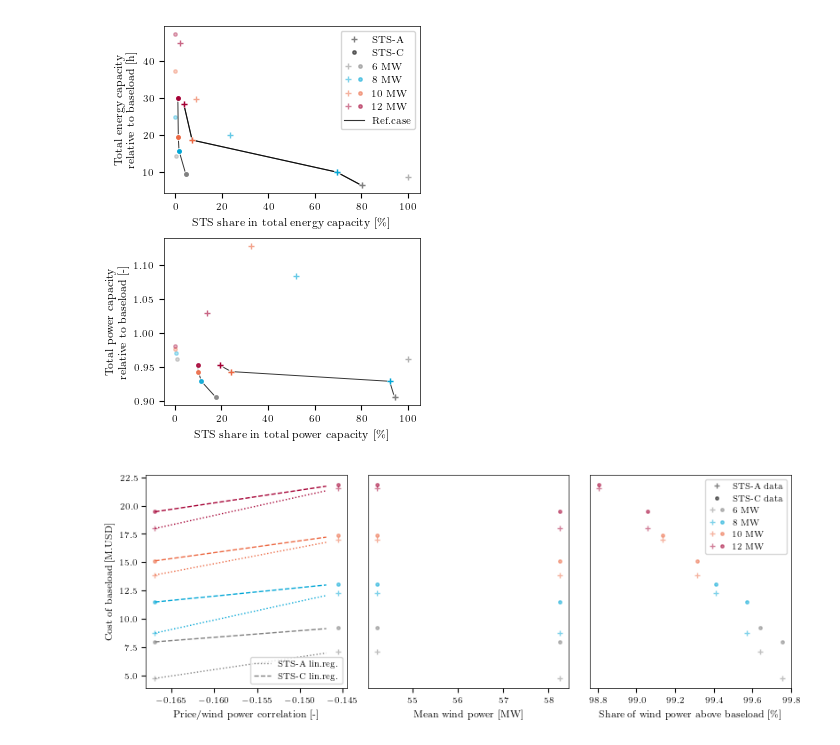
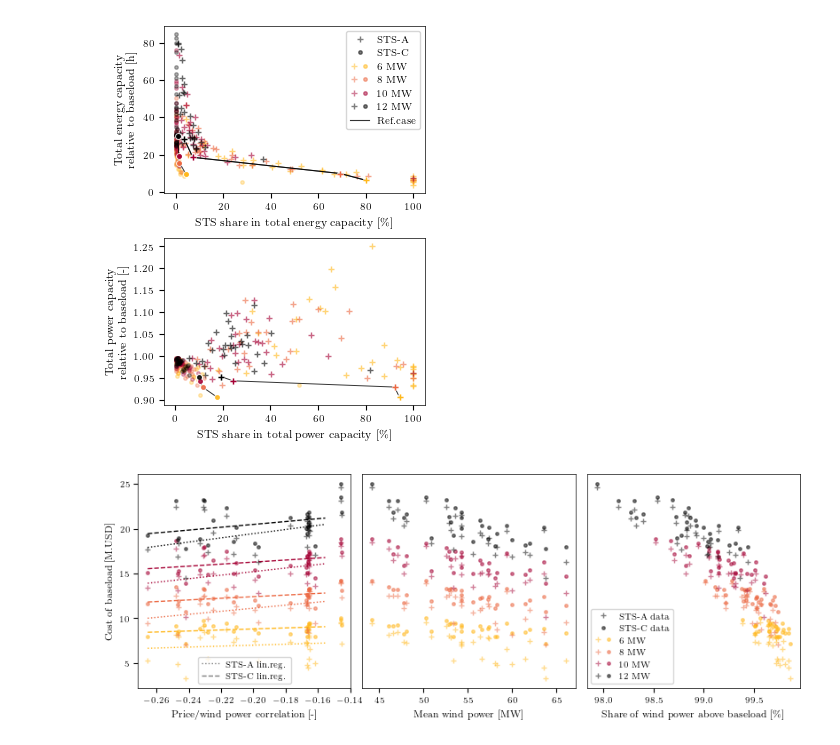
Before and after one commit to jennaiori/shipp, a Jupyter notebook: experiments/hyb24_bl_hpp/main.ipynb, the cells around one changed output. Drawn from its saved outputs; the diff is of its cells as text; code cells hidden in the pictures.

```diff
--- a/experiments/hyb24_bl_hpp/main.ipynb
+++ b/experiments/hyb24_bl_hpp/main.ipynb
@@ -53,16 +53,16 @@ pyo_solver = 'mosek'
 # Parameters for loading/saving input data
 load_saved_input_data = True
 save_input_data = True
-filename_input_data = 'input_data_plus2.pckl'
+filename_input_data = 'input_data_plus.pckl'
 
 # Parameters for loading/saving optimization data for the site comparison
 load_saved_opt_data_site = False
-save_opt_data_site = False
+save_opt_data_site = True
 filename_opt_data_site = 'data_site_comparison_plus.pckl'
 
 load_saved_opt_data_cost = True
 save_opt_data_cost = True
-filename_opt_data_cost = 'data_cost_comparison_plus2.pckl'
+filename_opt_data_cost = 'data_cost_comparison.pckl'
 # %%
 ## Extract and post-process wind and price data
 if load_saved_input_data:
@@ -288,6 +293,5 @@ if save_fig:
 # %%
-col_vec = ['grey', col_cy, col_or, col_dr]
-# col_vec = [col_tu, col_bl, col_pp, col_or]
+col_vec = [col_ye, col_or, col_dr, 'black']
 
 fig, (ax1, ax2) = plt.subplots(nrows=2, ncols=1)
 # fig.set_size_inches((17.9/2.54+1,6/2.54+1))
@@ -392,34 +396,34 @@ for k in range(len(ref_case_idx_a)):
     tmp_y_a[k] = ((os_vec[ref_case_idx_a[k]].storage_list[0].p_cap + os_vec[ref_case_idx_a[k]].storage_list[1].p_cap)/p_range_vec[ref_case_idx_a[k]])
     tmp_x_c[k] = (100*os_vec[ref_case_idx_c[k]].storage_list[0].p_cap/(os_vec[ref_case_idx_c[k]].storage_list[0].p_cap + os_vec[ref_case_idx_c[k]].storage_list[1].p_cap))
     tmp_y_c[k] = ((os_vec[ref_case_idx_c[k]].storage_list[0].p_cap + os_vec[ref_case_idx_c[k]].storage_list[1].p_cap)/p_range_vec[ref_case_idx_c[k]])
 
 
 ax2.plot( tmp_x_a, tmp_y_a, 'o-', color = 'black', markeredgecolor = 'none', markerfacecolor = 'white', alpha=0.8, linewidth = 0.7)
 ax2.plot( tmp_x_c, tmp_y_c, 'o-', color = 'black', markeredgecolor = 'none', markerfacecolor = 'white', alpha=0.8, linewidth = 0.7)
 for k in range(len(ref_case_idx_a)):
     ax2.plot( tmp_x_a[k], tmp_y_a[k], '+', color = col_vec[k], alpha=1.0)
     ax2.plot( tmp_x_c[k], tmp_y_c[k], '.', color = col_vec[k], alpha=0.8)
 
 
 
 ax1.set_ylabel('Total energy capacity\n relative to baseload [h]')
 ax1.set_xlabel(r'STS share in total energy capacity [\%]')
 
 ax2.set_ylabel('Total power  capacity\n relative to baseload [-]')
 ax2.set_xlabel(r'STS share in total power capacity [\%]')
 
 ax1.legend([plus_mrk, point_mrk, (mrk_6p,mrk_6), (mrk_8p, mrk_8), (mrk_10p, mrk_10), (mrk_12p, mrk_12), ref_case_line[0]], ['STS-A', 'STS-C', '6 MW', '8 MW', '10 MW', '12 MW', 'Ref.case'], handler_map={tuple: HandlerTuple(ndivide=None)})
 
 # ax3.set_xlabel('Storage CAPEX [M.USD]')
 # ax3.set_ylabel('NPV [M.USD]')
 # # ax1.legend()
 fig.tight_layout()
 plt.show()
 
 if save_fig:
     fig.savefig(save_fig_folder+'sizing_analysis.png', dpi = 800, bbox_inches='tight')
 # %% [output]
-[figure, old version]
+[figure, new version]
 # %%
 share_nrg_vec = []
 share_nrg_vec_above = []
@@ -559,7 +563,7 @@ plt.show()
 if save_fig:
     fig.savefig(save_fig_folder+'site_comparison_a_c.png', dpi = 800, bbox_inches='tight')
 # %% [output]
-[figure, old version]
+[figure, new version]
 # %%
 idx = 0
 
```
Also changed, not shown: parts of 6 cells of this notebook, 8 other files.
